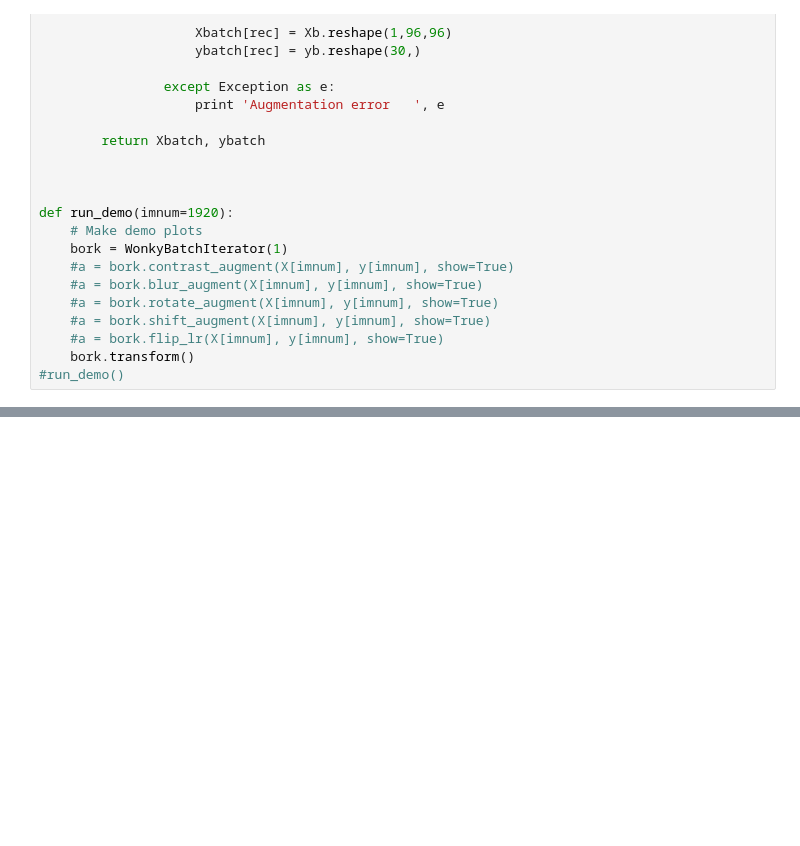
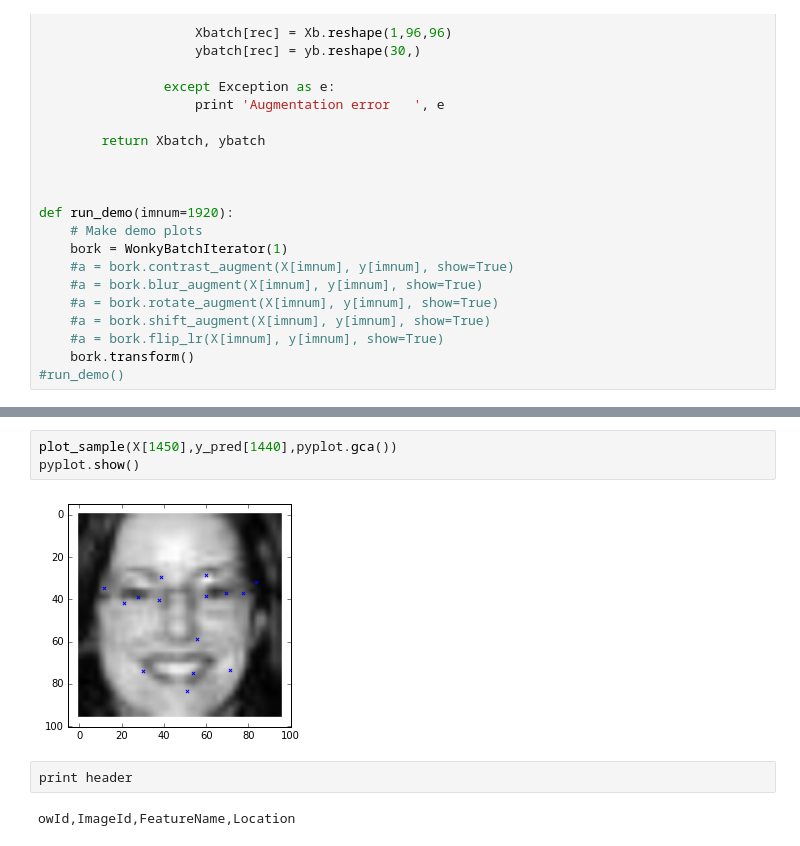
Before and after one commit to mjasek114/w207-Kaggle-Facial-Keypoint-Detection, a Jupyter notebook: Project/Source/James_&_Beth_CNN.ipynb, the cells around one changed output, grey strips where cells are left out. Drawn from its saved outputs; the diff is of its cells as text; blank space fills up the shorter version.

```diff
--- a/Project/Source/James_&_Beth_CNN.ipynb
+++ b/Project/Source/James_&_Beth_CNN.ipynb
@@ -490,0 +512,9 @@ right_eye_outer_corner_y     2268
+# %%
+plot_sample(X[1450],y_pred[1440],pyplot.gca())
+pyplot.show()
+# %% [output]
+[figure, added]
+# %%
+print header
+# %% [output]
+owId,ImageId,FeatureName,Location
```
Also changed, not shown: parts of 8 cells of this notebook, 1 other file.
